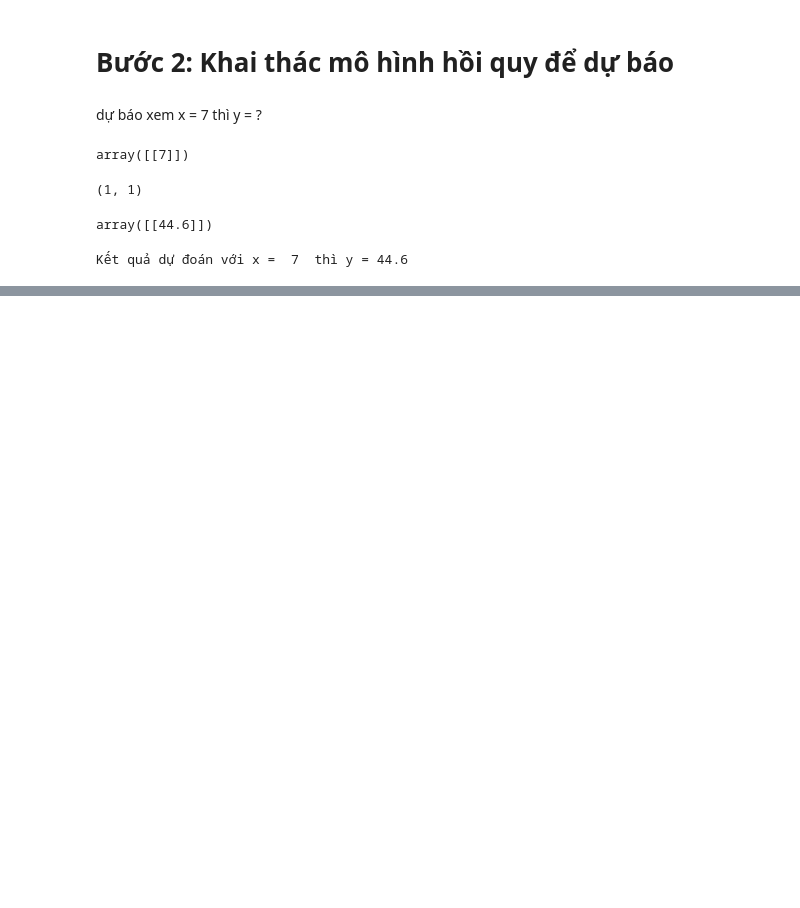
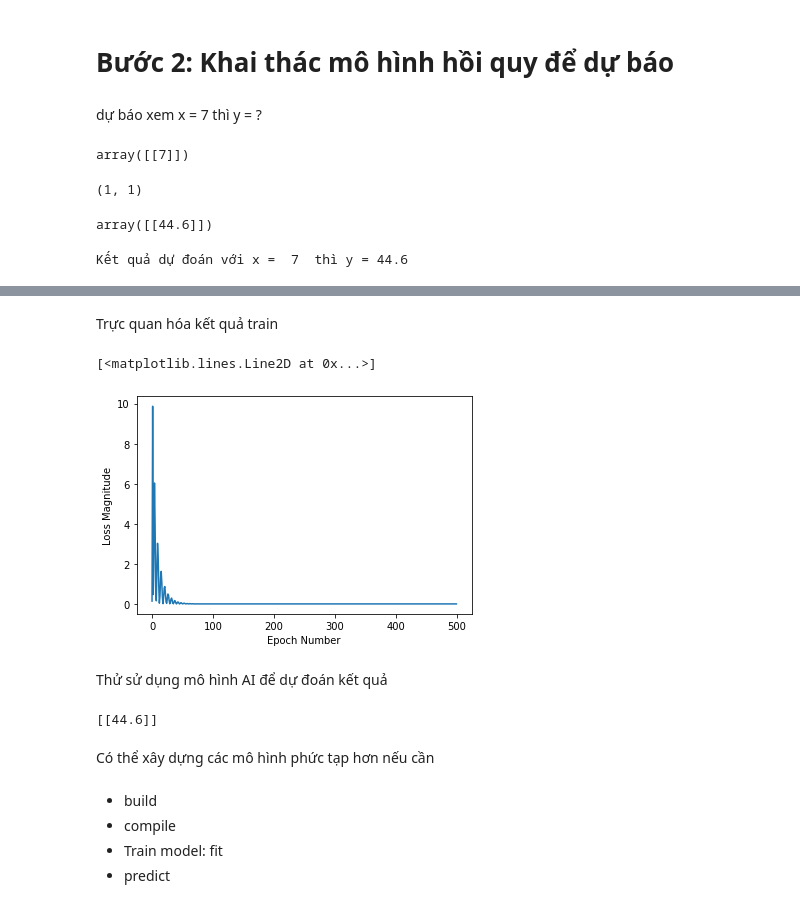
Before and after one commit to hainmit09/DataAnalysis, a Jupyter notebook: Bài_7_Hồi_quy.ipynb, the cells around one changed output, grey strips where cells are left out. Drawn from its saved outputs; the diff is of its cells as text; code cells hidden in the pictures; blank space fills up the shorter version.

```diff
--- a/Bài_7_Hồi_quy.ipynb
+++ b/Bài_7_Hồi_quy.ipynb
@@ -92,0 +93,2 @@ Kết quả dự đoán với x =  7  thì y = 44.6
+# %%
+y_train = y.astype("float")
@@ -92,0 +104,8 @@ Kết quả dự đoán với x =  7  thì y = 44.6
+# %%
+# Xây dựng mang ANN
+model = K.models.Sequential(
+    [
+     K.layers.InputLayer(input_shape=(1)),
+     K.layers.Dense(units=1)
+    ]
+)
@@ -92,0 +130,3 @@ Kết quả dự đoán với x =  7  thì y = 44.6
+# %%
+# Trong bài này thì loss là mse, nhưng các em có thể thử bằng mae.
+model.compile(loss='mean_squared_error', optimizer=tf.keras.optimizers.Adam(0.13))
@@ -92,0 +135,3 @@ Kết quả dự đoán với x =  7  thì y = 44.6
+# %%
+history = model.fit(X_train, y_train, epochs=500, verbose=1)
+print("Finished training the model")
@@ -92,0 +156,18 @@ Kết quả dự đoán với x =  7  thì y = 44.6
+# %% [markdown]
+Trực quan hóa kết quả train
+# %%
+import matplotlib.pyplot as plt
+plt.xlabel('Epoch Number')
+plt.ylabel("Loss Magnitude")
+plt.plot(history.history['loss'])
+# %% [output]
+[<matplotlib.lines.Line2D at 0x...>]
+[figure, added]
+# %% [markdown]
+Thử sử dụng mô hình AI để dự đoán kết quả
+# %%
+print(model.predict([7.0]))
+# %% [output]
+[[44.6]]
+# %% [markdown]
+Có thể xây dựng các mô hình phức tạp hơn nếu cần
@@ -92,0 +180,5 @@ Kết quả dự đoán với x =  7  thì y = 44.6
+# %% [markdown]
+- build
+- compile
+- Train model: fit
+- predict
```
Also changed, not shown: parts of 11 cells of this notebook.
